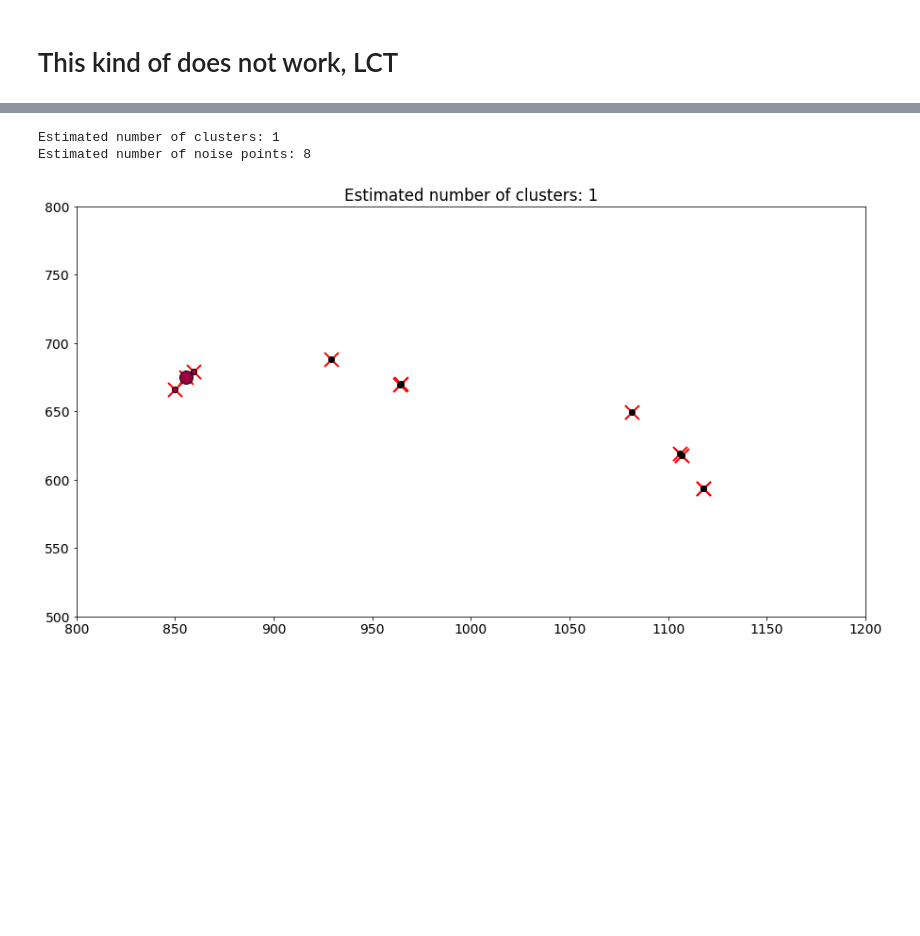
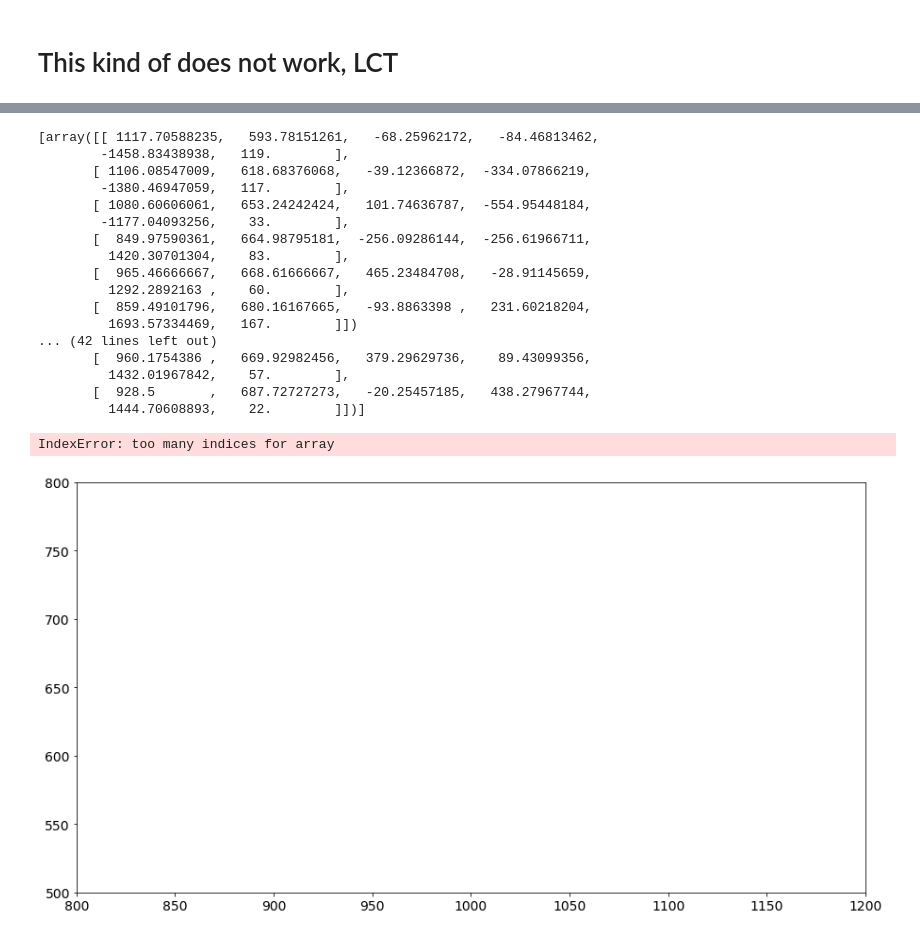
Before and after one commit to lzivadinovic/ondrejov_internship_2019, a Jupyter notebook: helper_testing_notebooks/pattern_matching.ipynb, the cells around one changed output, grey strips where cells are left out. Drawn from its saved outputs; the diff is of its cells as text; code cells hidden in the pictures; blank space fills up the shorter version.

```diff
--- a/helper_testing_notebooks/pattern_matching.ipynb
+++ b/helper_testing_notebooks/pattern_matching.ipynb
@@ -105,7 +105,7 @@ def gauss2dwindow(cent, sigma, dim):
 #gauss2dwindow([400,400],[5,5], [1000,1500]).shape
 #plt.colorbar()
 # %%
-start = 601
+start = 582
 plim = 20
 I1 = sunpy.map.Map(cont_list[start])
 I2 = sunpy.map.Map(cont_list[start+1])
@@ -343,20 +344,0 @@ Using 4 directions search map on HMI hmi 2013-12-13 11:58:09
-# %%
-
-#print(A[338].ndim)
-#print(A[338])
-#print(A[360])
-plt.figure(1)
-#print(A[0].ndim)
-#print(A[600])
-plt.xlim([800, 1200])
-plt.ylim([500, 800])
-
-for i in range(600,605):
-    if A[i].size == 0:
-        continue
-    if A[i].ndim == 1:
-        plt.scatter(A[i][0], A[i][1], zorder=1, color='r', marker='x')
-        continue
-    plt.scatter(A[i][:,0],A[i][:,1], zorder=1, color='r', marker='x')
-
-plt.show()
@@ -398,0 +347,14 @@ print(tracked)
+# %%
+#for start in range(600,605):
+start = 550
+many = 100
+#Saves memory, maybe you will want also real maps loaded, but no need AFAIK
+I_maps = cont_list[start:start+many]
+Bx_maps = Bp_list[start:start+many]
+By_maps = Bt_list[start:start+many]
+Bz_maps = Br_list[start:start+many]
+#Dont load it in for, hate doing that, create lambda wrapper
+g = lambda i,x,y,z: get_patches_and_vectors(sunpy.map.Map(i), sunpy.map.Map(x),
+                                            sunpy.map.Map(y), sunpy.map.Map(z),
+                                            pixel_limit=plim, floodfill=4)
+DATA = np.asarray(list(map(g, I_maps, Bx_maps, By_maps, Bz_maps)))
@@ -399,7 +474,10 @@ print(tracked)
 # %%
 plt.xlim([800, 1200])
 plt.ylim([500, 800])
-plt.scatter(tracked[:,0],tracked[:,1], zorder=1, color='r', marker='x')
+tracked=DATA[:,0]#[0,0]# - returns all centers
+print(DATA[:,0])
+
+#plt.scatter(tracked[:,0],tracked[:,1], zorder=1, color='r', marker='x')
 from sklearn.cluster import DBSCAN
 from sklearn import metrics
 X = np.dstack((tracked[:,0],tracked[:,1]))[0]
@@ -414,33 +492,49 @@ labels = db.labels_
 n_clusters_ = len(set(labels)) - (1 if -1 in labels else 0)
 n_noise_ = list(labels).count(-1)
 
 print('Estimated number of clusters: %d' % n_clusters_)
 print('Estimated number of noise points: %d' % n_noise_)
 
 import matplotlib.pyplot as plt
 
 # Black removed and is used for noise instead.
 unique_labels = set(labels)
 colors = [plt.cm.Spectral(each)
           for each in np.linspace(0, 1, len(unique_labels))]
 for k, col in zip(unique_labels, colors):
     if k == -1:
         # Black used for noise.
         col = [0, 0, 0, 1]
 
     class_member_mask = (labels == k)
 
     xy = X[class_member_mask & core_samples_mask]
     plt.plot(xy[:, 0], xy[:, 1], 'o', markerfacecolor=tuple(col),
              markeredgecolor='k', markersize=14)
 
     xy = X[class_member_mask & ~core_samples_mask]
     plt.plot(xy[:, 0], xy[:, 1], 'o', markerfacecolor=tuple(col),
              markeredgecolor='k', markersize=6)
 
 plt.title('Estimated number of clusters: %d' % n_clusters_)
 plt.show()
 # %% [output]
-Estimated number of clusters: 1
-Estimated number of noise points: 8
+[array([[ 1117.70588235,   593.78151261,   -68.25962172,   -84.46813462,
+        -1458.83438938,   119.        ],
+       [ 1106.08547009,   618.68376068,   -39.12366872,  -334.07866219,
+        -1380.46947059,   117.        ],
+       [ 1080.60606061,   653.24242424,   101.74636787,  -554.95448184,
+        -1177.04093256,    33.        ],
+       [  849.97590361,   664.98795181,  -256.09286144,  -256.61966711,
+         1420.30701304,    83.        ],
+       [  965.46666667,   668.61666667,   465.23484708,   -28.91145659,
+         1292.2892163 ,    60.        ],
+       [  859.49101796,   680.16167665,   -93.8863398 ,   231.60218204,
+         1693.57334469,   167.        ]])
+... (42 lines left out)
+       [  960.1754386 ,   669.92982456,   379.29629736,    89.43099356,
+         1432.01967842,    57.        ],
+       [  928.5       ,   687.72727273,   -20.25457185,   438.27967744,
+         1444.70608893,    22.        ]])]
+IndexError: too many indices for array
-[figure, old version]
+[figure, new version]
```
Also changed, not shown: parts of 14 cells of this notebook, 7 other files.
